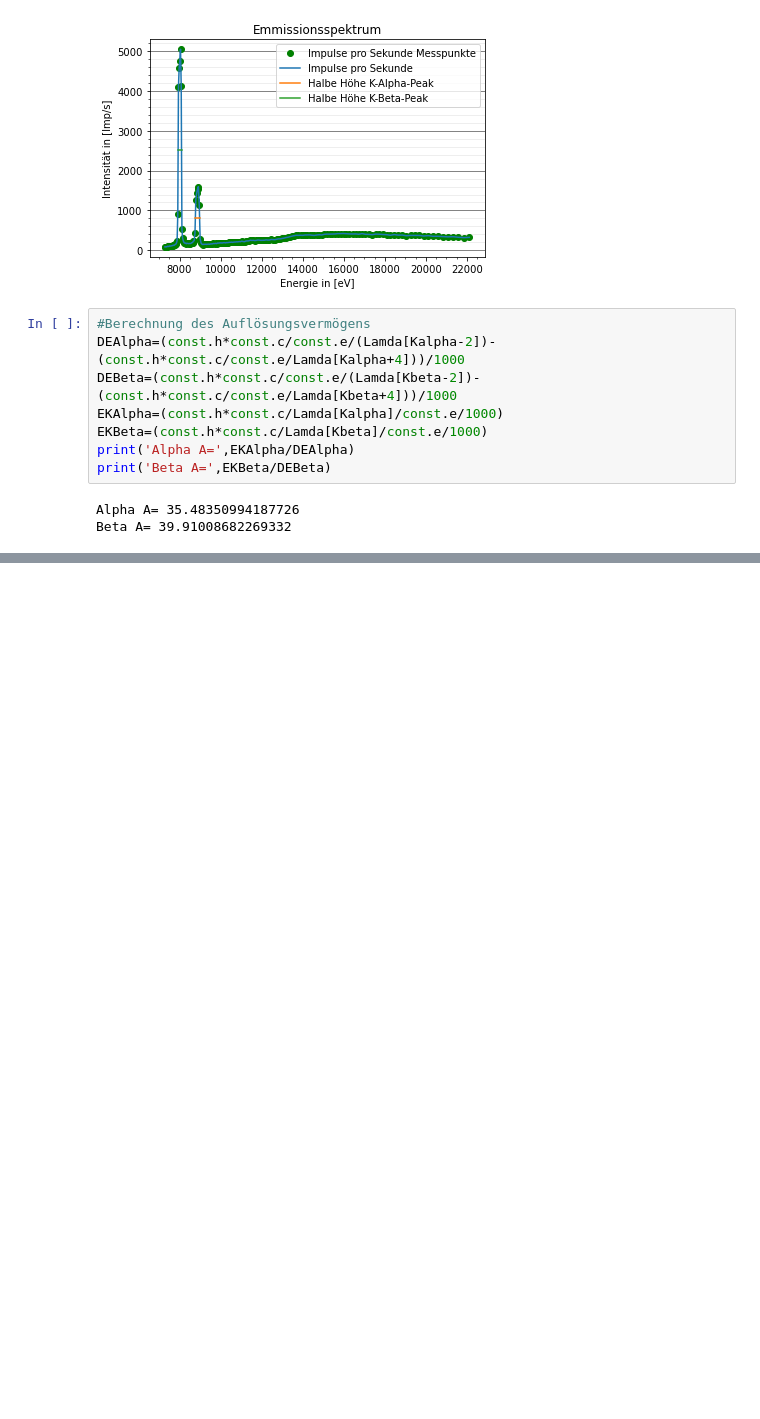
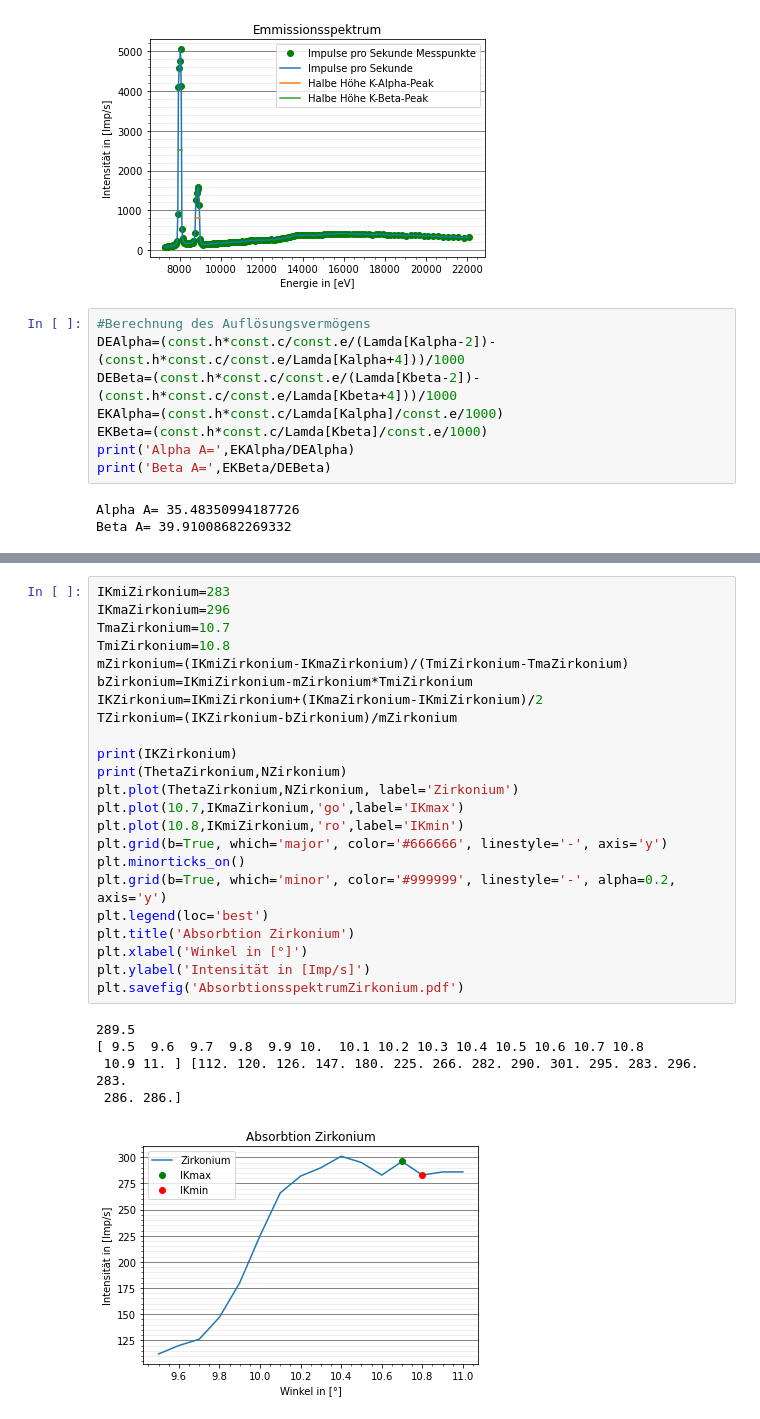
Before and after one commit to JackDO1998/Praktikum, a Jupyter notebook: RoentgenemmisionUndAbsorbtion/content/test.ipynb, the cells around one changed output, grey strips where cells are left out. Drawn from its saved outputs; the diff is of its cells as text; blank space fills up the shorter version.

```diff
--- a/RoentgenemmisionUndAbsorbtion/content/test.ipynb
+++ b/RoentgenemmisionUndAbsorbtion/content/test.ipynb
@@ -109,0 +170,29 @@ Beta A= 39.91008682269332
+# %%
+IKmiZirkonium=283
+IKmaZirkonium=296
+TmaZirkonium=10.7
+TmiZirkonium=10.8
+mZirkonium=(IKmiZirkonium-IKmaZirkonium)/(TmiZirkonium-TmaZirkonium)
+bZirkonium=IKmiZirkonium-mZirkonium*TmiZirkonium
+IKZirkonium=IKmiZirkonium+(IKmaZirkonium-IKmiZirkonium)/2
+TZirkonium=(IKZirkonium-bZirkonium)/mZirkonium
+
+print(IKZirkonium)
+print(ThetaZirkonium,NZirkonium)
+plt.plot(ThetaZirkonium,NZirkonium, label='Zirkonium')
+plt.plot(10.7,IKmaZirkonium,'go',label='IKmax')
+plt.plot(10.8,IKmiZirkonium,'ro',label='IKmin')
+plt.grid(b=True, which='major', color='#666666', linestyle='-', axis='y')
+plt.minorticks_on()
+plt.grid(b=True, which='minor', color='#999999', linestyle='-', alpha=0.2, axis='y')
+plt.legend(loc='best')
+plt.title('Absorbtion Zirkonium')
+plt.xlabel('Winkel in [°]')
+plt.ylabel('Intensität in [Imp/s]')
+plt.savefig('AbsorbtionsspektrumZirkonium.pdf')
+# %% [output]
+289.5
+[ 9.5  9.6  9.7  9.8  9.9 10.  10.1 10.2 10.3 10.4 10.5 10.6 10.7 10.8
+ 10.9 11. ] [112. 120. 126. 147. 180. 225. 266. 282. 290. 301. 295. 283. 296. 283.
+ 286. 286.]
+[figure, added]
```
Also changed, not shown: parts of 8 cells of this notebook, 16 other files.
